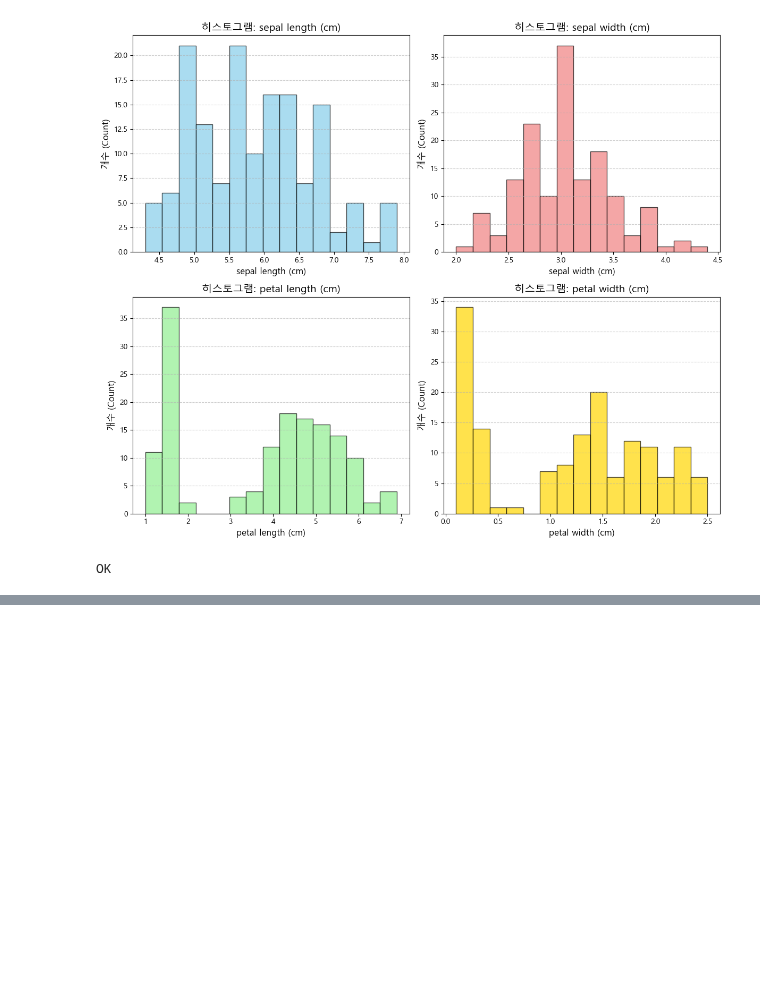
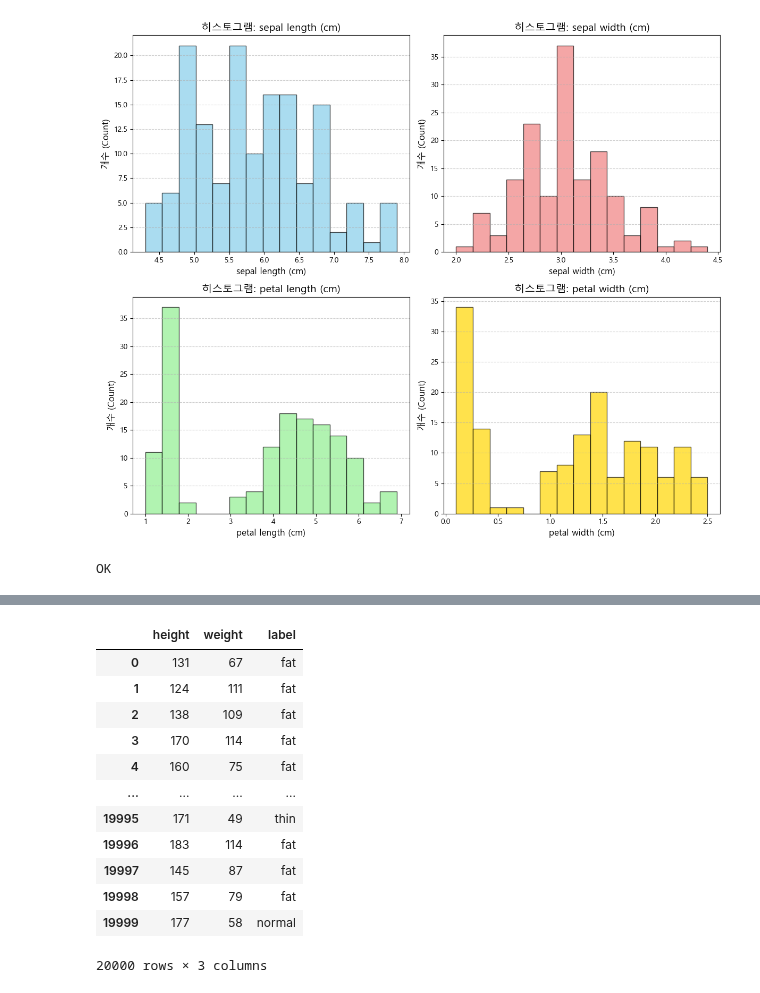
Before and after one commit to cleamm/TIL, a Jupyter notebook: 2025/Python/20250714.ipynb, the cells around one changed output, grey strips where cells are left out. Drawn from its saved outputs; the diff is of its cells as text; code cells hidden in the pictures; blank space fills up the shorter version.

```diff
--- a/2025/Python/20250714.ipynb
+++ b/2025/Python/20250714.ipynb
@@ -545,0 +800,17 @@ Name: count, dtype: int64
+# %%
+df = pd.read_csv('bmi20000.csv')
+df
+# %% [output]
+|  | height | weight | label |
+| 0 | 131 | 67 | fat |
+| 1 | 124 | 111 | fat |
+| 2 | 138 | 109 | fat |
+| 3 | 170 | 114 | fat |
+| 4 | 160 | 75 | fat |
+| ... | ... | ... | ... |
+| 19995 | 171 | 49 | thin |
+| 19996 | 183 | 114 | fat |
+| 19997 | 145 | 87 | fat |
+| 19998 | 157 | 79 | fat |
+| 19999 | 177 | 58 | normal |
+20000 rows × 3 columns
```
Also changed, not shown: parts of 31 cells of this notebook, 7 other files.
